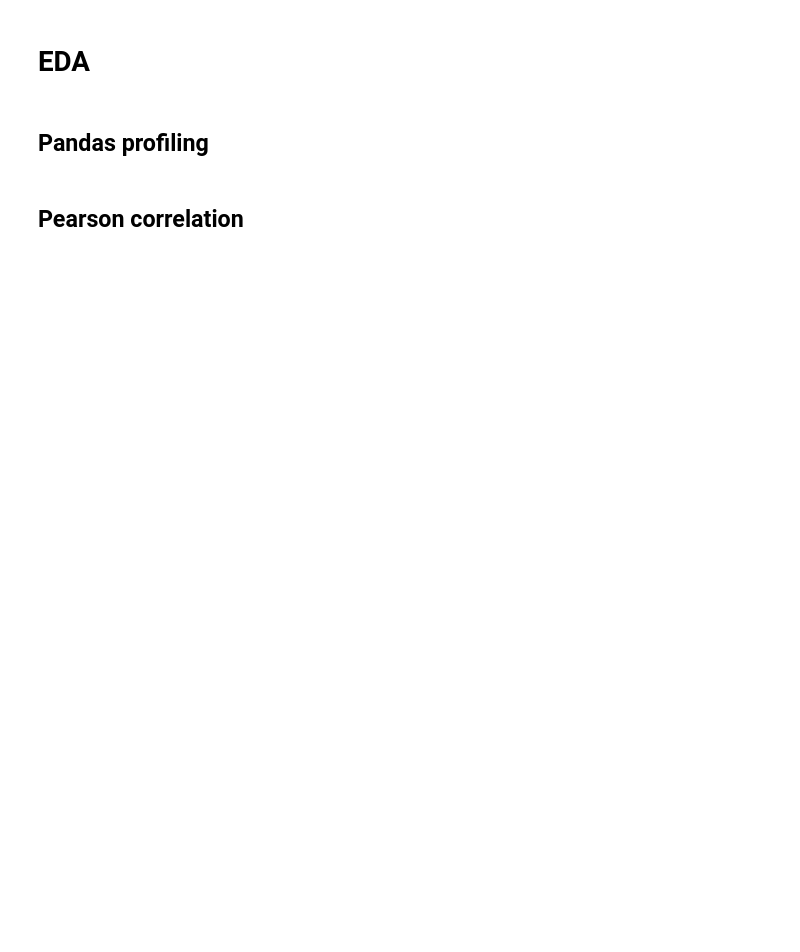
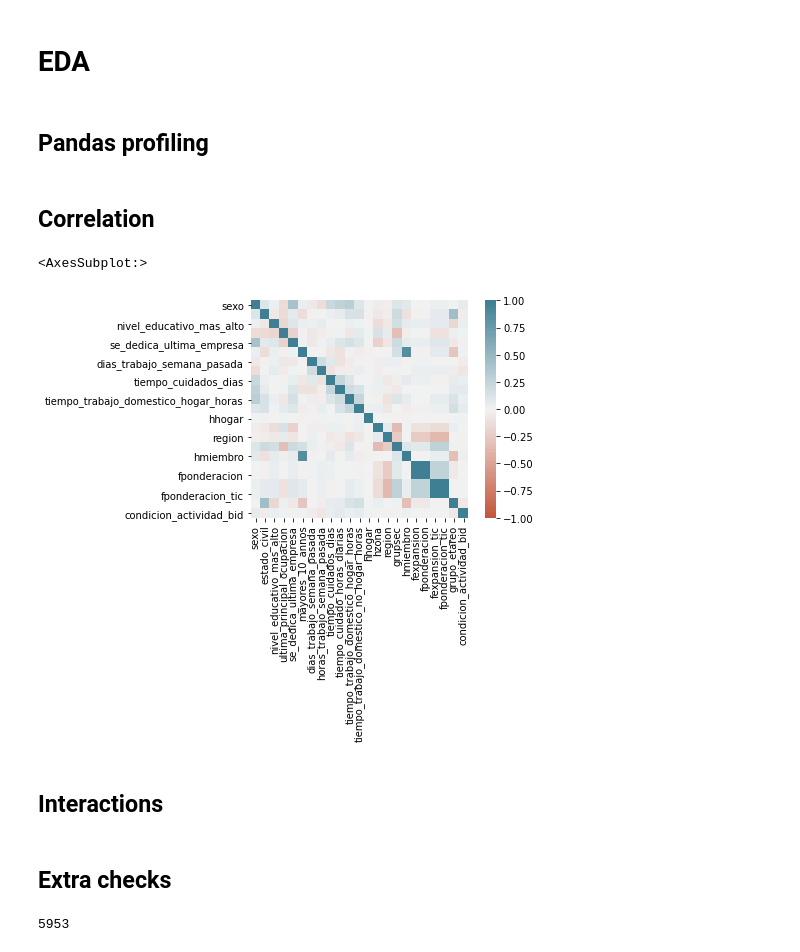
Before and after one commit to AlejandroCoronadoN/mepyd-incluia, a Jupyter notebook: notebooks/eda/eda_enhogar.ipynb, the cells around one changed output. Cells and saved outputs as stored; diff of their text form; code cells hidden in the pictures; blank space fills up the shorter version.

```diff
--- a/notebooks/eda/eda_enhogar.ipynb
+++ b/notebooks/eda/eda_enhogar.ipynb
@@ -190,0 +294,2 @@ len(survey_elected_final.columns.unique())
+# %%
+age_groups = [(10, 14), (15, 24), (25, 45), (46, 59), (60, 74), (75, 96)]
@@ -190,0 +314,39 @@ len(survey_elected_final.columns.unique())
+# %%
+select_elected_map = {
+    'grupo_etareo': {
+        lambda df: df['edad'] == '97+': 6,
+        lambda df: df['edad'] == 'No sabe': 9,
+        lambda df: df['edad'] == 'Sin información': 9,
+        **{
+            lambda df, min_group=min_group, max_group=max_group: pd.to_numeric(df['edad'], errors='coerce').isin(range(min_group, max_group + 1)):
+                lambda _, i=i: i
+            for i, (min_group, max_group) in enumerate(age_groups)
+        }
+    },
+
+    'condicion_actividad_bid': {
+        # ocupados:
+        # trabajo_semana_pasada - realizo algun trabajo la semana anterior por lo menos una hora: sí, o
+        # tuvo_trabajo_domestico_por_paga_semana_pasada - en la semana anterior: realizo alguna actividad para
+        # obtener dinero o especies, o,
+        # tenia_empleo_semana_pasada - tiene un negocio o empresa a la que proximamente volverá: sí, o
+        # motivo_no_busca_trabajo - da una razon por la que no trabajó
+        lambda df: (df['trabajo_semana_pasada'] == 'Sí') \
+                    | (df['tuvo_trabajo_domestico_por_paga_semana_pasada'] == 'Sí') \
+                    | (df['tenia_empleo_semana_pasada'] == 'Sí') \
+                    | ((df['trabajo_semana_pasada'] == 'No') & ~(df['motivo_no_busca_trabajo'].isna())): 1,
+
+        # desocupados
+        # busco_trabajo_cuatro_semanas_pasadas - en las 4 semanas anteriores estuvo buscando trabajo o
+        # tratando de emprender: si, y
+        # r408 - en las cuantro semanas efectivamente hizo algo para
+        # buscar trabajo o emprender
+        lambda df: df['busco_trabajo_cuatro_semanas_pasadas'] == 'Sí': 2,
+
+        # inactivos
+        'default': 3
+    },
+}
+
+select_elected_transformer = SelectTransformer(select_elected_map)
+survey_elected_selected = select_elected_transformer.transform(survey_elected_replaced)
@@ -197,4 +375,2 @@ report = ProfileReport(survey_elected_final, config_file='config.yml')
 # %%
 report.to_file('report.html')
-# %% [markdown]
-## Pearson correlation
@@ -205,0 +377,17 @@ sns.heatmap(correlation, xticklabels=correlation.columns, yticklabels=correlatio
+# %% [markdown]
+## Correlation
+# %%
+sns.heatmap(survey_elected_selected.corr(), vmin=-1, vmax=1, center=0,
+    cmap=sns.diverging_palette(20, 220, n=200),
+    square=True)
+# %% [output]
+<AxesSubplot:>
+[figure, added]
+# %% [markdown]
+## Interactions
+# %% [markdown]
+## Extra checks
+# %%
+(survey_elected_final['dedico_tiempo_cuidados'] == 'Si').sum()
+# %% [output]
+5953
```
Also changed, not shown: parts of 22 cells of this notebook, 2 other files.
